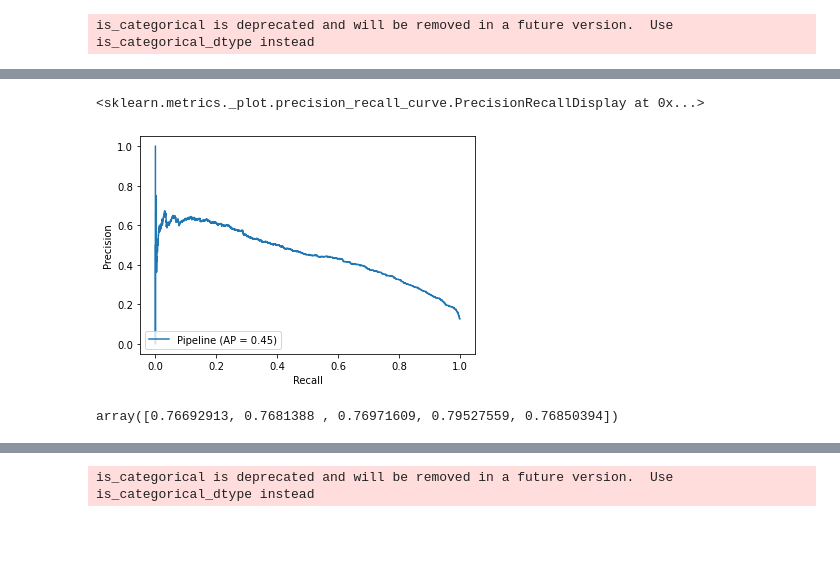
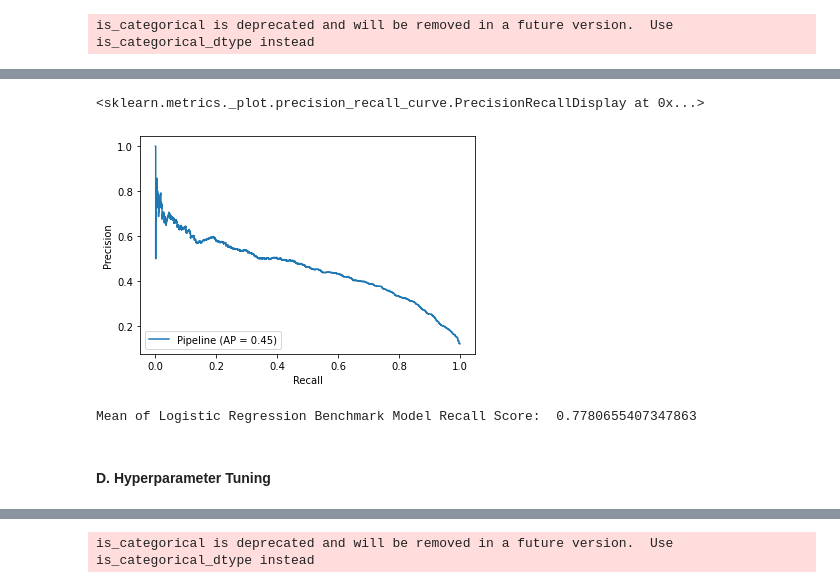
Before and after one commit to briannrl/TERM-DEPOSIT-PREDICTION, a Jupyter notebook: bank/Modelling.ipynb, the cells around one changed output, grey strips where cells are left out. Drawn from its saved outputs; the diff is of its cells as text; code cells hidden in the pictures; blank space fills up the shorter version.

```diff
--- a/bank/Modelling.ipynb
+++ b/bank/Modelling.ipynb
@@ -42,8 +44,7 @@ df['y'] = np.where(df['y']=='no', 0, 1)
 X = df.drop(columns='y')
 y = df.y
 # %%
-X_train_val, X_test, y_train_val, y_test = train_test_split(X, y ,stratify=y, random_state=8, test_size=.2)
-X_train, X_val, y_train, y_val = train_test_split(X_train_val, y_train_val ,stratify=y_train_val, random_state=8, test_size=.25)
+X_train, X_test, y_train, y_test = train_test_split(X, y ,stratify=y, random_state=8, test_size=.2)
 # %%
 education_mapping=[
     {'col': 0,
@@ -148,8 +144,6 @@ hyperparam_space_rfc = {
     'clf__criterion': ['entropy', 'gini']
 }
 
-skf = StratifiedKFold(n_splits=5)
-
-grid_search_rfc = GridSearchCV(rfc_pipeline, hyperparam_space_rfc, scoring='recall', n_jobs=-1, cv=skf, verbose=2)
+grid_search_rfc = GridSearchCV(rfc_pipeline, hyperparam_space_rfc, scoring='recall', n_jobs=-1, cv=2, verbose=1)
 # %%
 grid_search_rfc.fit(X_train, y_train)
@@ -258,14 +422,13 @@ KNN Benchmark Model Recall Score:  0.5773725129784644
 # %%
 param_grid_knn = {'clf__n_neighbors':[5,6,7,8,9,10],
           'clf__leaf_size':[1,2,3,5],
-          'clf__weights':['uniform', 'distance'],
-          'clf__algorithm':['auto', 'ball_tree','kd_tree','brute'],
-          'clf__n_jobs':[-1]}
+          'clf__weights':['uniform', 'distance']}
+#           'clf__algorithm':['auto', 'ball_tree','kd_tree','brute'],
 # %%
 grid_search_knn = GridSearchCV(
     knn_pipeline,
     param_grid = param_grid_knn,
-    cv = 5,
+    cv = 2,
     scoring='recall',
     n_jobs=-1,
     verbose = 1
@@ -552,14 +680,16 @@ plot_roc_curve(model_default_logreg, X_val, y_val)
 # %%
-plot_precision_recall_curve(model_default_logreg, X_val, y_val)
+plot_precision_recall_curve(model_default_logreg, X_test, y_test)
 # %% [output]
 <sklearn.metrics._plot.precision_recall_curve.PrecisionRecallDisplay at 0x...>
-[figure, old version]
+[figure, new version]
 # %%
 logreg_default_cv = cross_val_score(logreg_pipeline, X_train, y_train, n_jobs=-1, cv=5, scoring='recall')
-# %%
-logreg_default_cv
-# %% [output]
-array([0.76692913, 0.7681388 , 0.76971609, 0.79527559, 0.76850394])
+# %%
+print("Mean of Logistic Regression Benchmark Model Recall Score: ", logreg_default_cv.mean())
+# %% [output]
+Mean of Logistic Regression Benchmark Model Recall Score:  0.7780655407347863
+# %% [markdown]
+#### __D. Hyperparameter Tuning__
 # %%
 hyperparam_space_logreg = {
      'clf__C':[1000, 500, 100, 50, 10, 5, 1, 0.5, 0.1, 0.05, 0.01, 0.005, 0.001, 0.0005, 0.0001], # benck mark 1 C = 1 bench mark 2 C = 0.05
```
Also changed, not shown: parts of 163 cells of this notebook, 5 other files.
